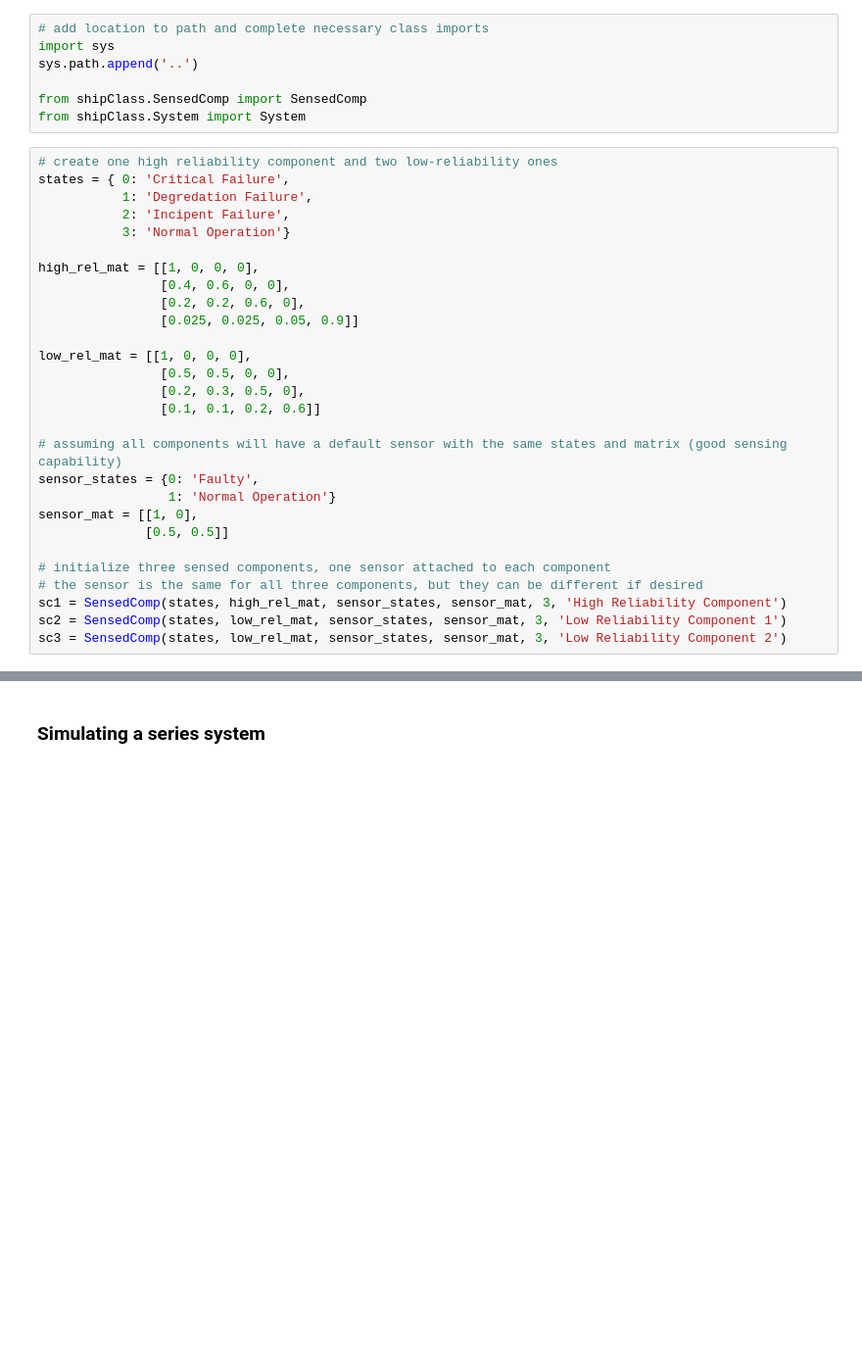
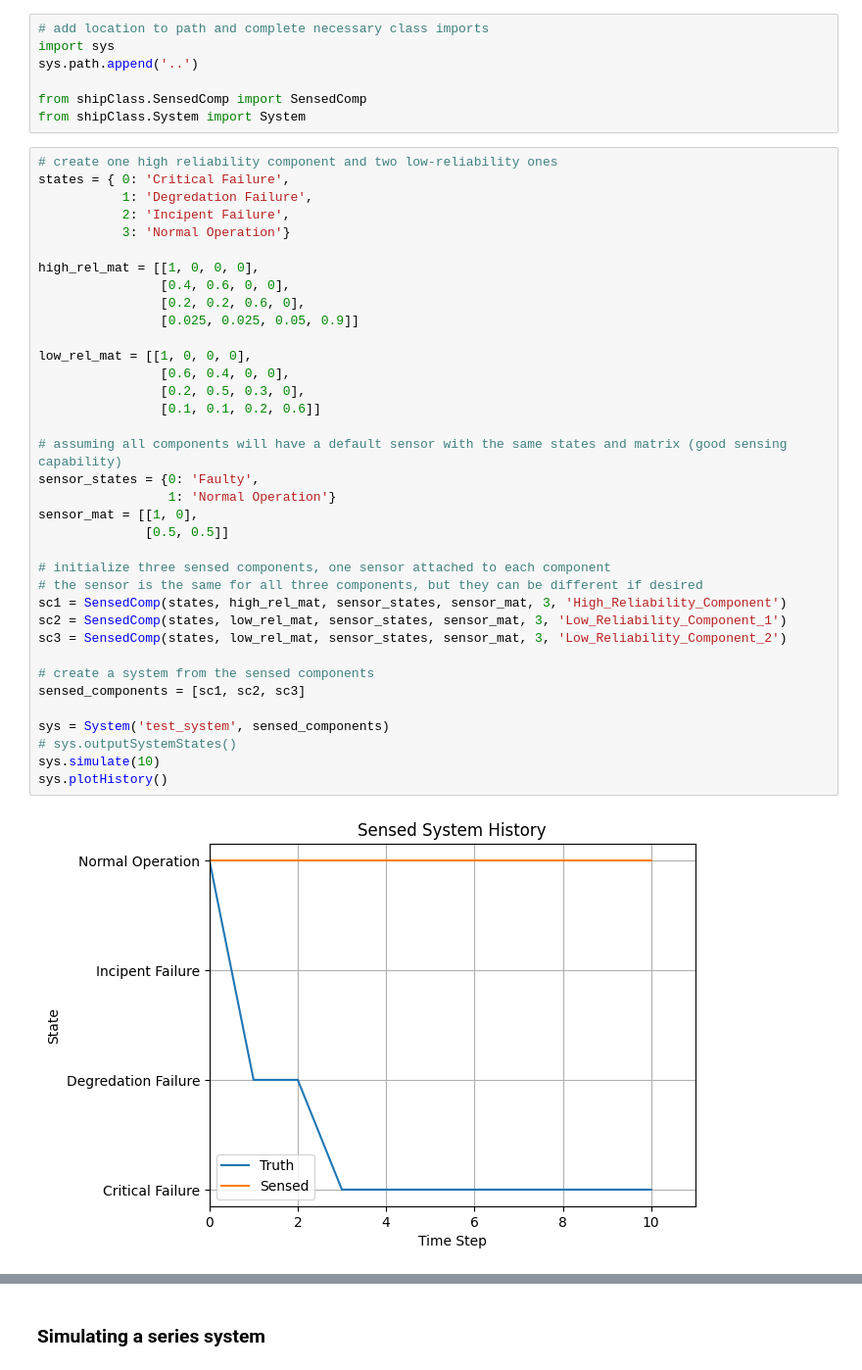
Before and after one commit to andreyaW/KISS, a Jupyter notebook: shipClassTests/systemTest.ipynb, the cells around one changed output, grey strips where cells are left out. Shown: that part at 98% size. Cells and saved outputs as stored; diff of their text form; blank space fills up the shorter version.

Commit message:
added series and parallel system capabilities. double check on Monday morning

```diff
--- a/shipClassTests/systemTest.ipynb
+++ b/shipClassTests/systemTest.ipynb
@@ -10,28 +10,38 @@ from shipClass.System import System
 # %%
 # create one high reliability component and two low-reliability ones
 states = { 0: 'Critical Failure',
            1: 'Degredation Failure',
            2: 'Incipent Failure',
            3: 'Normal Operation'}
 
 high_rel_mat = [[1, 0, 0, 0],
                 [0.4, 0.6, 0, 0],
                 [0.2, 0.2, 0.6, 0],
                 [0.025, 0.025, 0.05, 0.9]]
 
 low_rel_mat = [[1, 0, 0, 0],
-                [0.5, 0.5, 0, 0],
-                [0.2, 0.3, 0.5, 0],
+                [0.6, 0.4, 0, 0],
+                [0.2, 0.5, 0.3, 0],
                 [0.1, 0.1, 0.2, 0.6]]
 
 # assuming all components will have a default sensor with the same states and matrix (good sensing capability)
 sensor_states = {0: 'Faulty',
                  1: 'Normal Operation'}
 sensor_mat = [[1, 0],
               [0.5, 0.5]]
 
 # initialize three sensed components, one sensor attached to each component
 # the sensor is the same for all three components, but they can be different if desired
-sc1 = SensedComp(states, high_rel_mat, sensor_states, sensor_mat, 3, 'High Reliability Component')
-sc2 = SensedComp(states, low_rel_mat, sensor_states, sensor_mat, 3, 'Low Reliability Component 1')
-sc3 = SensedComp(states, low_rel_mat, sensor_states, sensor_mat, 3, 'Low Reliability Component 2')
+sc1 = SensedComp(states, high_rel_mat, sensor_states, sensor_mat, 3, 'High_Reliability_Component')
+sc2 = SensedComp(states, low_rel_mat, sensor_states, sensor_mat, 3, 'Low_Reliability_Component_1')
+sc3 = SensedComp(states, low_rel_mat, sensor_states, sensor_mat, 3, 'Low_Reliability_Component_2')
+
+# create a system from the sensed components
+sensed_components = [sc1, sc2, sc3]
+
+sys = System('test_system', sensed_components)
+# sys.outputSystemStates()
+sys.simulate(10)
+sys.plotHistory()
+# %% [output]
+[figure, added]
```
Also changed, not shown: parts of 15 cells of this notebook, 4 other files.
